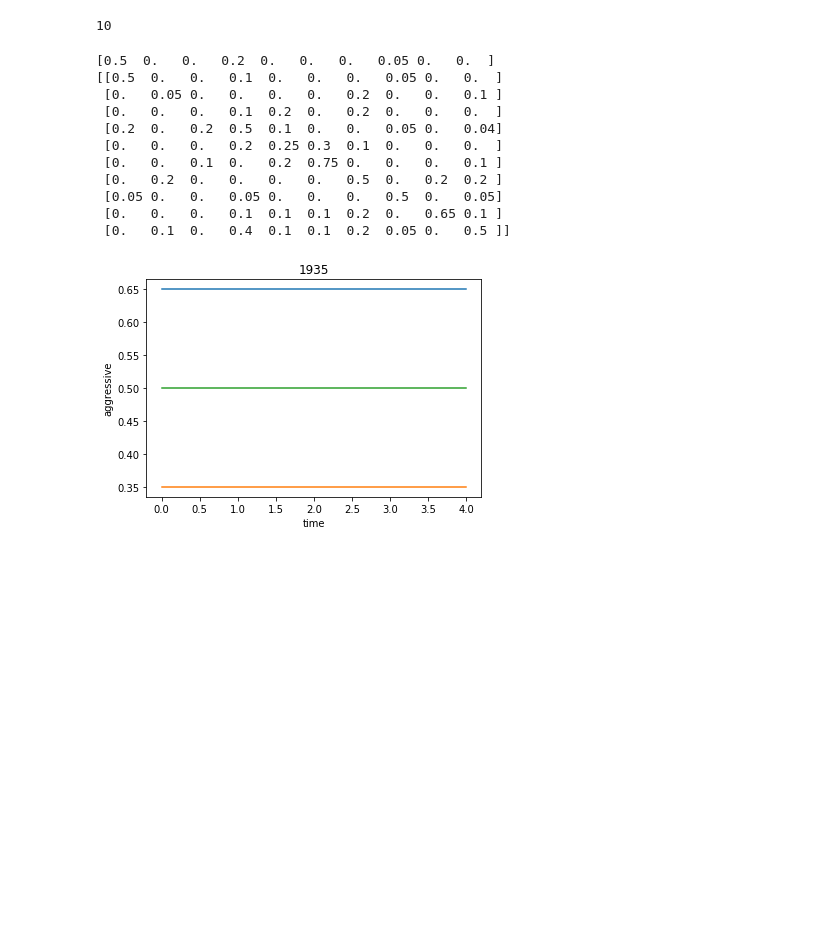
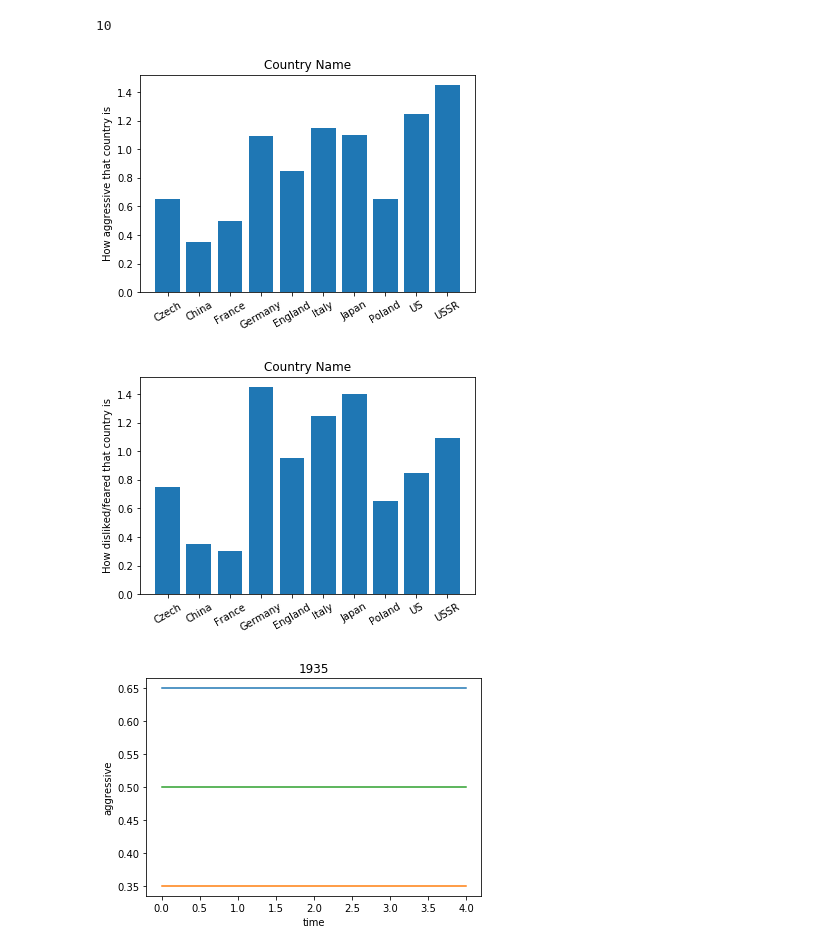
Before and after one commit to suzykersten/RichardsonsArmsModel, a Jupyter notebook: Python Plot.ipynb, the cells around one changed output. Saved outputs shown, nothing was run; the diff lists cells and outputs as text; code cells hidden in the pictures; blank space fills up the shorter version.

Commit message:
Add bar graphs for how feared a country is and how aggressive a nation is

```diff
--- a/Python Plot.ipynb
+++ b/Python Plot.ipynb
@@ -29,6 +29,9 @@ import
 import matplotlib.pyplot as plt
 import pandas
 import numpy as np
+
+# Parallel array of names for countries in A
+ANames = (["Czech", "China", "France", "Germany", "England", "Italy", "Japan", "Poland", "US", "USSR"])
 
 # The array of relationships between nations: Diagonal is fatigue coefficients
 A = np.array([[0.5,  0,    0,   0.1,  0,    0,    0,   0.05, 0,    0   ],
@@ -54,6 +57,38 @@ G = np.array([[0.05],
               [0.05],
               [0.1]])
 
+# Might need to subtract out the diagonal, since it's not how aggressive it is towards other nations
+# Bar Graph for how aggressive each country is
+aggressive = []
+for i in np.arange(len(A)):
+    rowSum = sum(A[i, ...])
+    aggressive.append(rowSum)
+
+y_pos = np.arange(len(ANames))
+
+plt.bar(y_pos, aggressive)
+plt.xticks(y_pos, ANames, rotation=30)
+plt.ylabel('How aggressive that country is')
+plt.title('Country Name')
+plt.show()
+
+
+# Bar Graph for how others view each country
+influence = []
+for i in np.arange(len(A)):
+    colSum = sum(A[..., i])
+    influence.append(colSum)
+
+
+y_pos = np.arange(len(ANames))
+
+plt.bar(y_pos, influence)
+plt.xticks(y_pos, ANames, rotation=30)
+plt.ylabel('How disliked/feared that country is')
+plt.title('Country Name')
+plt.show()
+
+# Plot of how others view each country
 xv1 = np.empty(10)
 
 # get individual columns from A
@@ -63,42 +98,37 @@ xv3 = A[...,2]
 
 y1 = []
 y2 = []
 y3 = []
 x = []
 
 
 
 
 for i in range(5):
     y1.append(sum(A[0]))
     y2.append(sum(A[1]))
     y3.append(sum(A[2]))
     x.append(i)
 
     xv1 = np.dot(A, xv1)
     xv2 = np.dot(A, xv2)
     xv3 = np.dot(A, xv3)
 
     i += 1
 
+
+
+
+
 plt.plot(x, y1, x, y2, x, y3)
 
 plt.xlabel('time')
 plt.ylabel('aggressive')
 
 plt.title('1935')
 
 plt.show()
 # %% [output]
-[0.5  0.   0.   0.2  0.   0.   0.   0.05 0.   0.  ]
-[[0.5  0.   0.   0.1  0.   0.   0.   0.05 0.   0.  ]
- [0.   0.05 0.   0.   0.   0.   0.2  0.   0.   0.1 ]
- [0.   0.   0.   0.1  0.2  0.   0.2  0.   0.   0.  ]
- [0.2  0.   0.2  0.5  0.1  0.   0.   0.05 0.   0.04]
- [0.   0.   0.   0.2  0.25 0.3  0.1  0.   0.   0.  ]
- [0.   0.   0.1  0.   0.2  0.75 0.   0.   0.   0.1 ]
- [0.   0.2  0.   0.   0.   0.   0.5  0.   0.2  0.2 ]
- [0.05 0.   0.   0.05 0.   0.   0.   0.5  0.   0.05]
- [0.   0.   0.   0.1  0.1  0.1  0.2  0.   0.65 0.1 ]
- [0.   0.1  0.   0.4  0.1  0.1  0.2  0.05 0.   0.5 ]]
-[figure, old version]
+[figure, new version]
+[figure, added]
+[figure, added]
```
